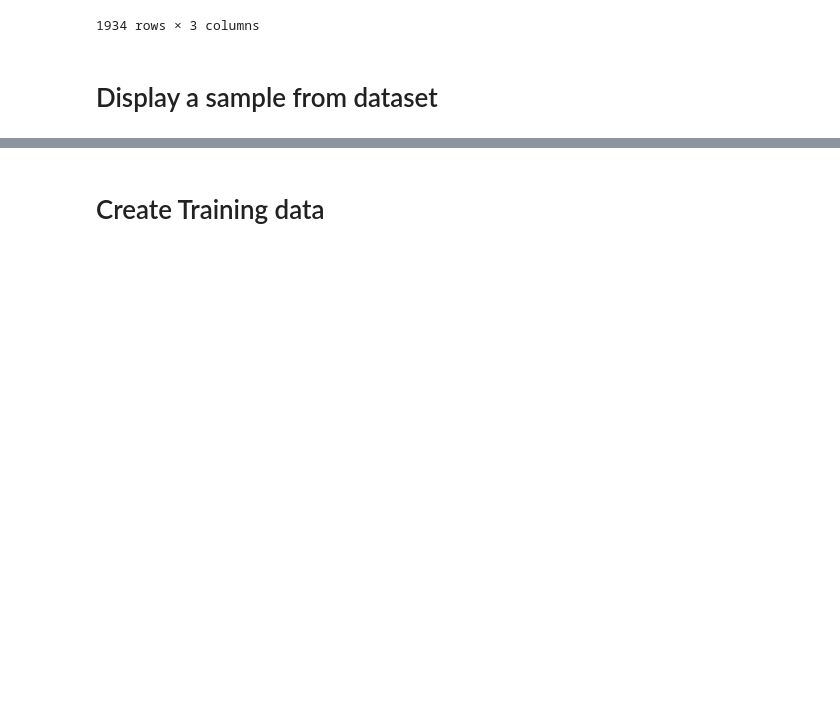
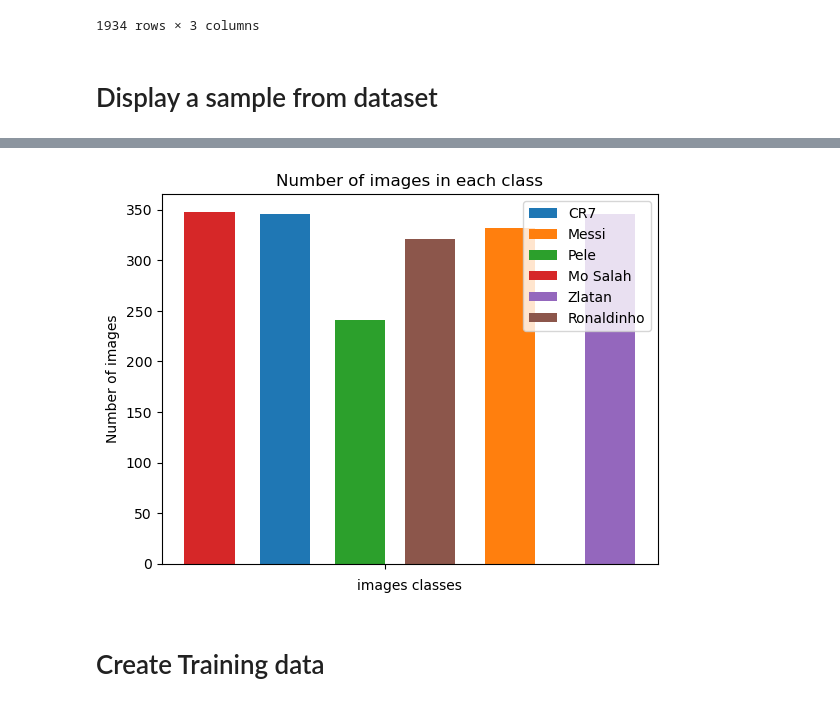
Before and after one commit to raheemahmedd/Football_legends_image_classification, a Jupyter notebook: Football_legends_image_classification.ipynb, the cells around one changed output, grey strips where cells are left out. Drawn from its saved outputs; the diff is of its cells as text; code cells hidden in the pictures; blank space fills up the shorter version.

```diff
--- a/Football_legends_image_classification.ipynb
+++ b/Football_legends_image_classification.ipynb
@@ -86,3 +226,27 @@ array of pixels [[[ 61  47  41]
+# %%
+categories = ['']
+a = [numberOfCr7Images]
+b = [numberOflionel_messiImages]
+c=  [numberOfmohamed_salahImages]
+d=[numberOfzlatan_ibrahimovicImages]
+e=[numberOfronaldinhoImages]
+f=[numberOfpeleImages]
+X_axis = np.arange(len(categories))
+
+plt.bar(X_axis - 0.4, a, 0.2, label = 'CR7')
+plt.bar(X_axis + 0.5, b, 0.2, label = 'Messi')
+plt.bar(X_axis - 0.1, f, 0.2, label = 'Pele')
+plt.bar(X_axis - 0.7, c, 0.2, label = 'Mo Salah')
+plt.bar(X_axis + 0.9, d, 0.2, label = 'Zlatan')
+plt.bar(X_axis + 0.18, e, 0.2, label = 'Ronaldinho')
+plt.xticks(X_axis, categories)
+plt.xlabel("images classes")
+plt.ylabel("Number of images")
+plt.title("Number of images in each class")
+plt.legend()
+plt.show()
+# %% [output]
+[figure, added]
 # %% [markdown]
 # Create Training data
 # %%
```
Also changed, not shown: parts of 22 cells of this notebook.
